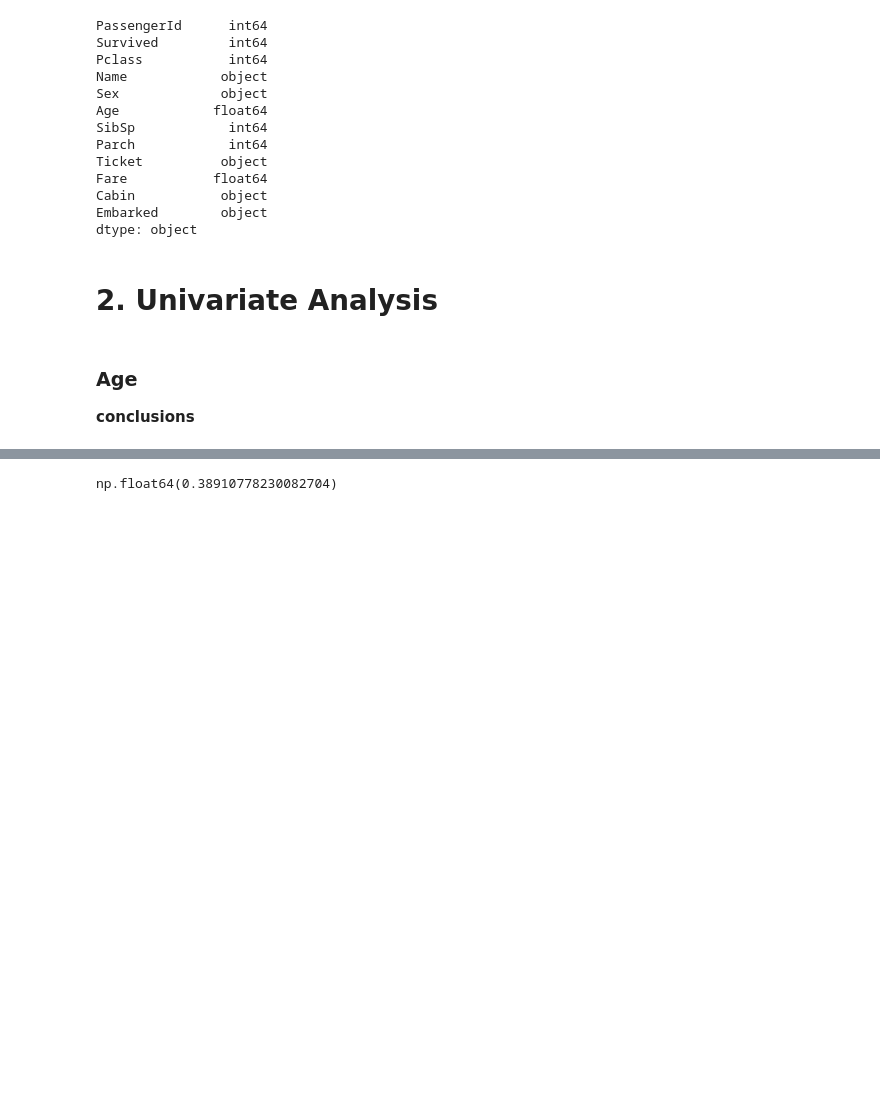
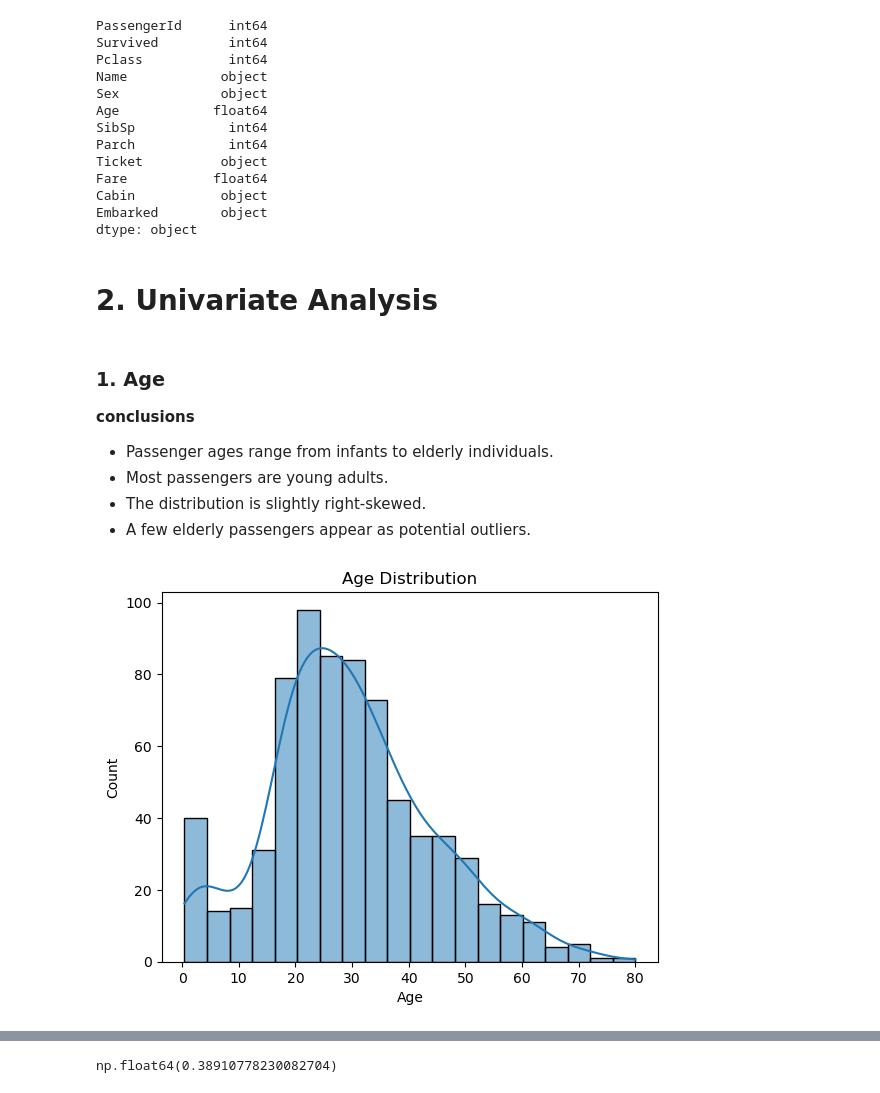
Before and after one commit to aya-alharazin/Titanic-Survival-Analysis, a Jupyter notebook: Titanic Survival Analysis 🧠📊.ipynb, the cells around one changed output, grey strips where cells are left out. Cells and saved outputs as stored; diff of their text form; code cells hidden in the pictures; blank space fills up the shorter version.

```diff
--- a/Titanic Survival Analysis 🧠📊.ipynb
+++ b/Titanic Survival Analysis 🧠📊.ipynb
@@ -78,6 +78,16 @@ dtype: object
 # %% [markdown]
 # 2. Univariate Analysis
 # %% [markdown]
-### Age
+### 1. Age
 **conclusions**
+* Passenger ages range from infants to elderly individuals.
+* Most passengers are young adults.
+* The distribution is slightly right-skewed.
+* A few elderly passengers appear as potential outliers.
+# %%
+sns.histplot(df['Age'], kde=True)
+plt.title('Age Distribution')
+plt.show()
+# %% [output]
+[figure, added]
 # %%
```
Also changed, not shown: parts of 16 cells of this notebook.
